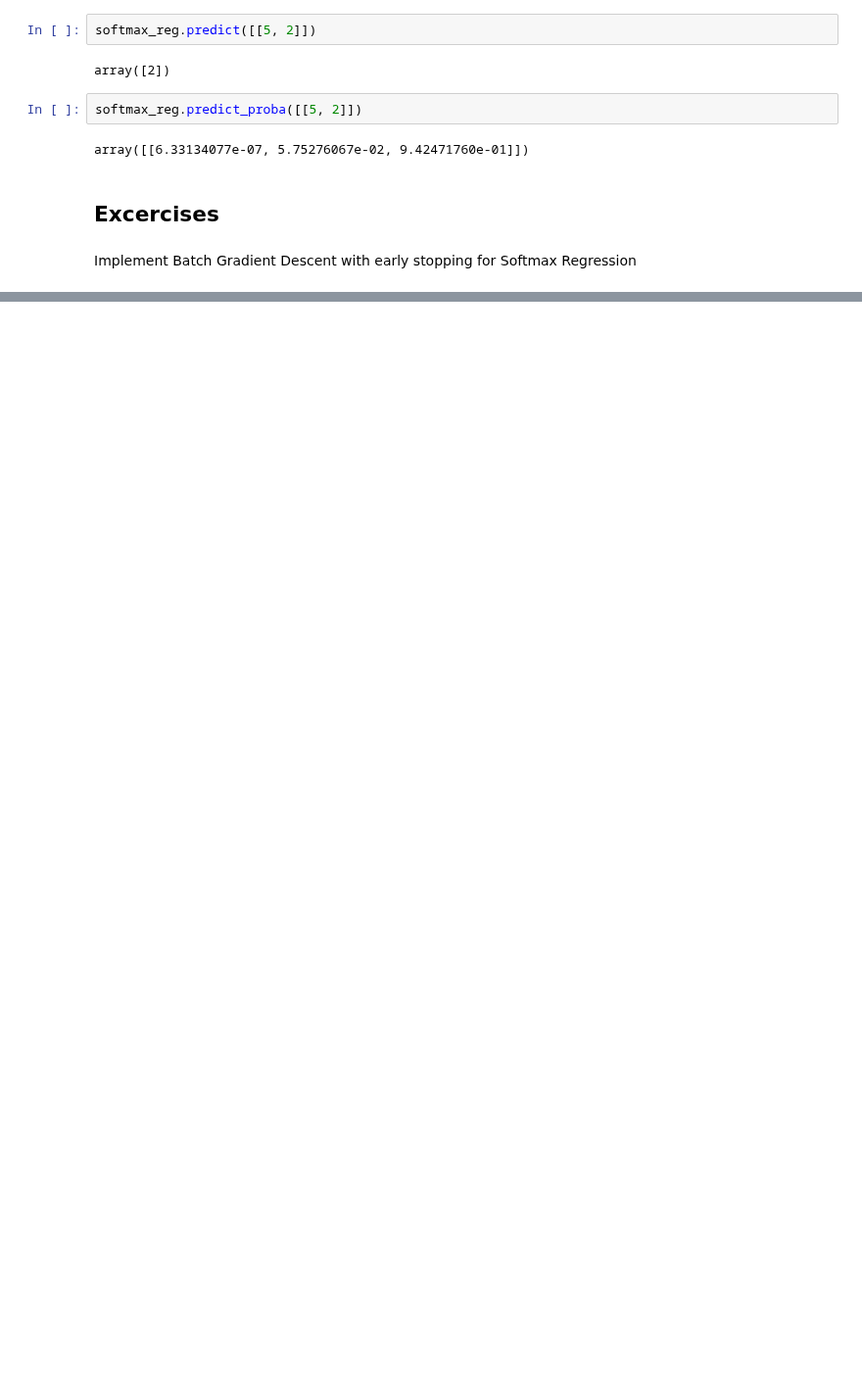
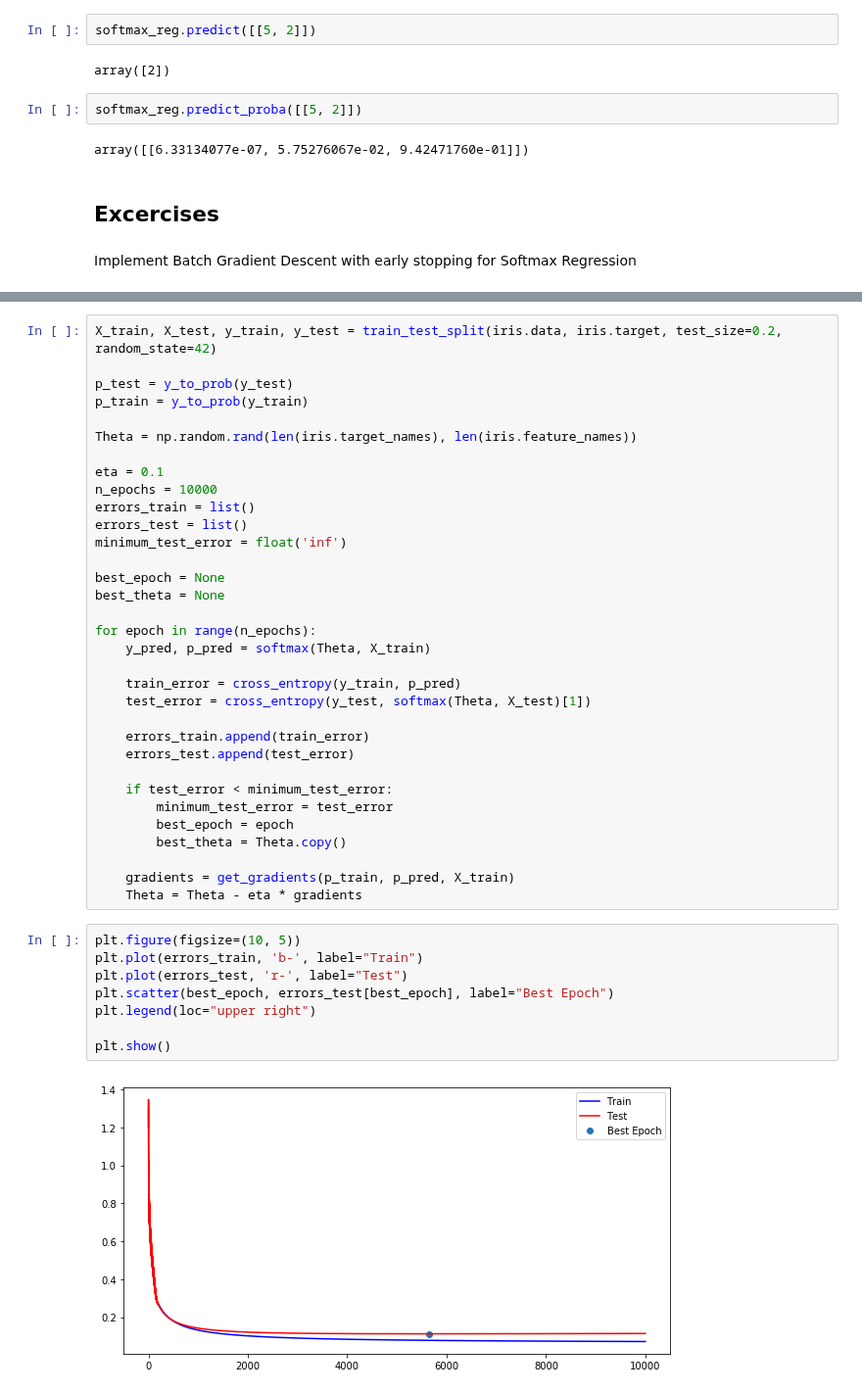
Before and after one commit to Okbps/handson-ml, a Jupyter notebook: jupyter/04-training.ipynb, the cells around one changed output, grey strips where cells are left out. Shown at 98% size. Drawn from its saved outputs; the diff is of its cells as text; blank space fills up the shorter version.

```diff
--- a/jupyter/04-training.ipynb
+++ b/jupyter/04-training.ipynb
@@ -341,0 +325,43 @@ def cross_entropy(y_true, p_pred):
+# %%
+X_train, X_test, y_train, y_test = train_test_split(iris.data, iris.target, test_size=0.2, random_state=42)
+
+p_test = y_to_prob(y_test)
+p_train = y_to_prob(y_train)
+
+Theta = np.random.rand(len(iris.target_names), len(iris.feature_names))
+
+eta = 0.1
+n_epochs = 10000
+errors_train = list()
+errors_test = list()
+minimum_test_error = float('inf')
+
+best_epoch = None
+best_theta = None
+
+for epoch in range(n_epochs):
+    y_pred, p_pred = softmax(Theta, X_train)
+
+    train_error = cross_entropy(y_train, p_pred)
+    test_error = cross_entropy(y_test, softmax(Theta, X_test)[1])
+
+    errors_train.append(train_error)
+    errors_test.append(test_error)
+
+    if test_error < minimum_test_error:
+        minimum_test_error = test_error
+        best_epoch = epoch
+        best_theta = Theta.copy()
+
+    gradients = get_gradients(p_train, p_pred, X_train)
+    Theta = Theta - eta * gradients
+# %%
+plt.figure(figsize=(10, 5))
+plt.plot(errors_train, 'b-', label="Train")
+plt.plot(errors_test, 'r-', label="Test")
+plt.scatter(best_epoch, errors_test[best_epoch], label="Best Epoch")
+plt.legend(loc="upper right")
+
+plt.show()
+# %% [output]
+[figure, added]
```
Also changed, not shown: parts of 28 cells of this notebook.
